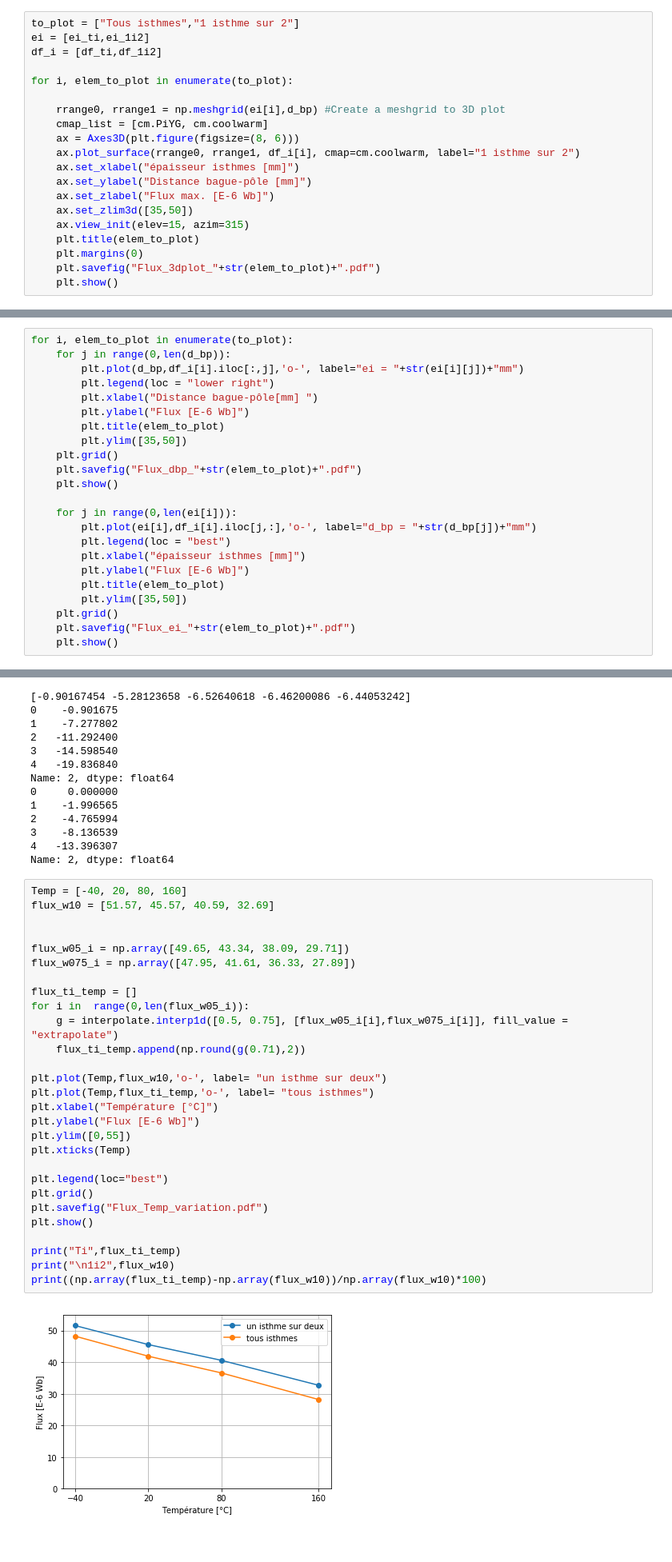
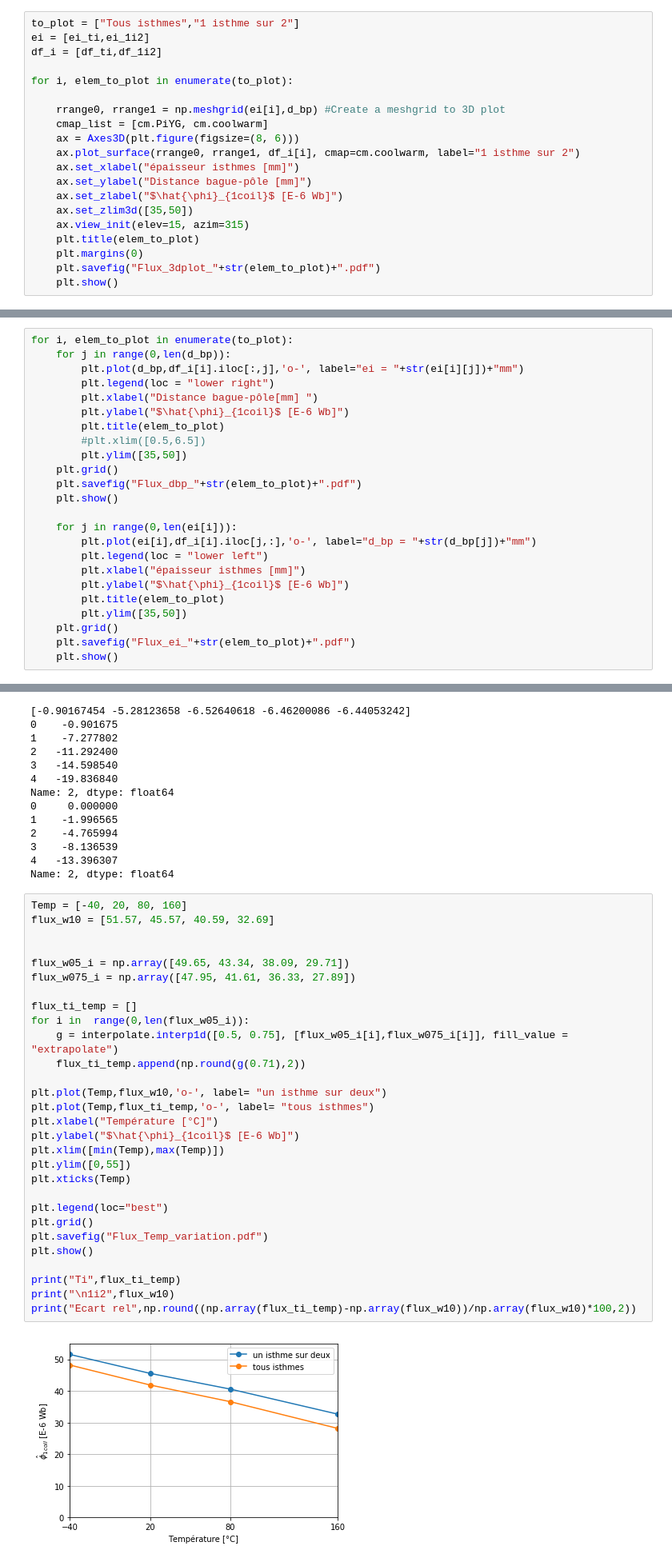
Before and after one commit to TBayborek/PDM, a Jupyter notebook: Data_Handle.ipynb, the cells around one changed output, grey strips where cells are left out. Shown at 80% size. Saved outputs shown, nothing was run; the diff lists cells and outputs as text.

```diff
--- a/Data_Handle.ipynb
+++ b/Data_Handle.ipynb
@@ -86,7 +86,7 @@ for i, elem_to_plot in enumerate(to_plot):
     ax.plot_surface(rrange0, rrange1, df_i[i], cmap=cm.coolwarm, label="1 isthme sur 2")
     ax.set_xlabel("épaisseur isthmes [mm]")
     ax.set_ylabel("Distance bague-pôle [mm]")
-    ax.set_zlabel("Flux max. [E-6 Wb]")
+    ax.set_zlabel("$\hat{\phi}_{1coil}$ [E-6 Wb]")
     ax.set_zlim3d([35,50])
     ax.view_init(elev=15, azim=315)
     plt.title(elem_to_plot)
@@ -102,8 +102,9 @@ for i, elem_to_plot in enumerate(to_plot):
         plt.plot(d_bp,df_i[i].iloc[:,j],'o-', label="ei = "+str(ei[i][j])+"mm")
         plt.legend(loc = "lower right")
         plt.xlabel("Distance bague-pôle[mm] ")
-        plt.ylabel("Flux [E-6 Wb]")
+        plt.ylabel("$\hat{\phi}_{1coil}$ [E-6 Wb]")
         plt.title(elem_to_plot)
+        #plt.xlim([0.5,6.5])
         plt.ylim([35,50])
     plt.grid()
     plt.savefig("Flux_dbp_"+str(elem_to_plot)+".pdf")
@@ -111,9 +112,9 @@ for i, elem_to_plot in enumerate(to_plot):
 
     for j in range(0,len(ei[i])):
         plt.plot(ei[i],df_i[i].iloc[j,:],'o-', label="d_bp = "+str(d_bp[j])+"mm")
-        plt.legend(loc = "best")
+        plt.legend(loc = "lower left")
         plt.xlabel("épaisseur isthmes [mm]")
-        plt.ylabel("Flux [E-6 Wb]")
+        plt.ylabel("$\hat{\phi}_{1coil}$ [E-6 Wb]")
         plt.title(elem_to_plot)
         plt.ylim([35,50])
     plt.grid()
@@ -258,30 +259,31 @@ Name: 2, dtype: float64
 # %%
 Temp = [-40, 20, 80, 160]
 flux_w10 = [51.57, 45.57, 40.59, 32.69]
 
 
 flux_w05_i = np.array([49.65, 43.34, 38.09, 29.71])
 flux_w075_i = np.array([47.95, 41.61, 36.33, 27.89])
 
 flux_ti_temp = []
 for i in  range(0,len(flux_w05_i)):
     g = interpolate.interp1d([0.5, 0.75], [flux_w05_i[i],flux_w075_i[i]], fill_value = "extrapolate")
     flux_ti_temp.append(np.round(g(0.71),2))
 
 plt.plot(Temp,flux_w10,'o-', label= "un isthme sur deux")
 plt.plot(Temp,flux_ti_temp,'o-', label= "tous isthmes")
 plt.xlabel("Température [°C]")
-plt.ylabel("Flux [E-6 Wb]")
+plt.ylabel("$\hat{\phi}_{1coil}$ [E-6 Wb]")
+plt.xlim([min(Temp),max(Temp)])
 plt.ylim([0,55])
 plt.xticks(Temp)
 
 plt.legend(loc="best")
 plt.grid()
 plt.savefig("Flux_Temp_variation.pdf")
 plt.show()
 
 print("Ti",flux_ti_temp)
 print("\n1i2",flux_w10)
-print((np.array(flux_ti_temp)-np.array(flux_w10))/np.array(flux_w10)*100)
+print("Ecart rel",np.round((np.array(flux_ti_temp)-np.array(flux_w10))/np.array(flux_w10)*100,2))
 # %% [output]
-[figure, old version]
+[figure, new version]
```
Also changed, not shown: parts of 7 cells of this notebook, 38 other files.
